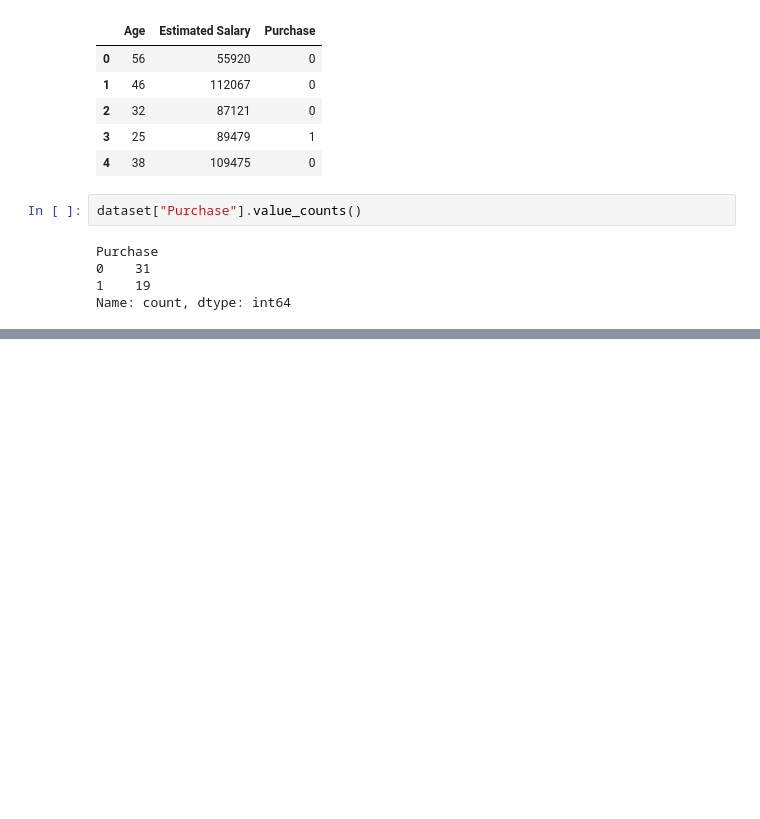
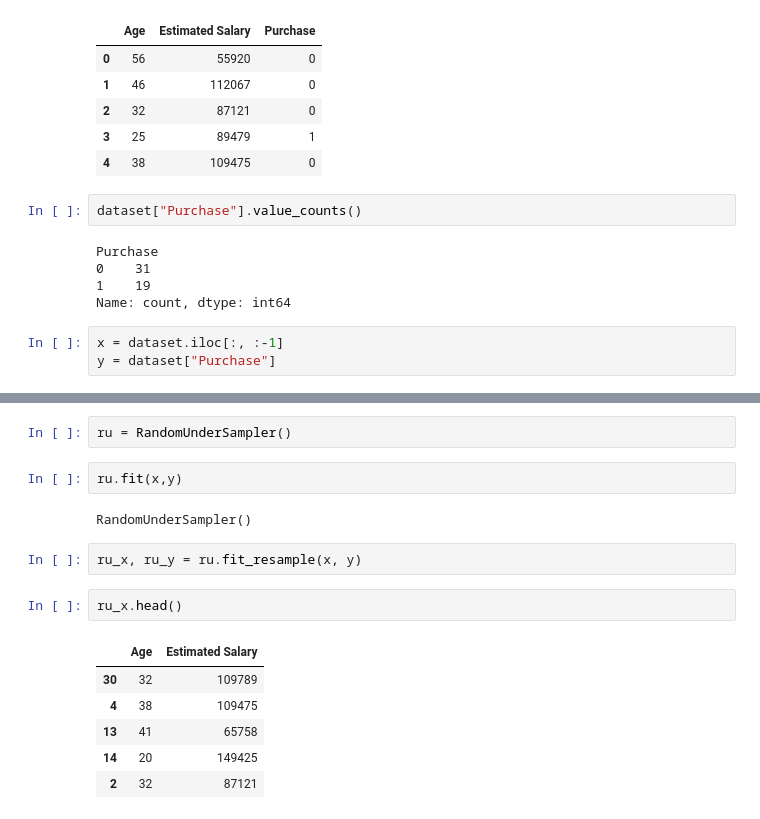
Before and after one commit to Its-Vikas-xd/Machine-Learning, a Jupyter notebook: Supervised Machine Learning/Classification/Imblanced Dataset/Imblanced.ipynb, the cells around one changed output, grey strips where cells are left out. Cells and saved outputs as stored; diff of their text form; blank space fills up the shorter version.

```diff
--- a/Supervised Machine Learning/Classification/Imblanced Dataset/Imblanced.ipynb
+++ b/Supervised Machine Learning/Classification/Imblanced Dataset/Imblanced.ipynb
@@ -17,6 +17,9 @@ Purchase
 0    31
 1    19
 Name: count, dtype: int64
+# %%
+x = dataset.iloc[:, :-1]
+y = dataset["Purchase"]
 # %%
 from imblearn.over_sampling import RandomOverSampler
 from imblearn.under_sampling import RandomUnderSampler
@@ -24,0 +26,17 @@ ModuleNotFoundError: No module named 'imblearn'
+# %%
+ru = RandomUnderSampler()
+# %%
+ru.fit(x,y)
+# %% [output]
+RandomUnderSampler()
+# %%
+ru_x, ru_y = ru.fit_resample(x, y)
+# %%
+ru_x.head()
+# %% [output]
+|  | Age | Estimated Salary |
+| 30 | 32 | 109789 |
+| 4 | 38 | 109475 |
+| 13 | 41 | 65758 |
+| 14 | 20 | 149425 |
+| 2 | 32 | 87121 |
```
Also changed, not shown: parts of 8 cells of this notebook.
